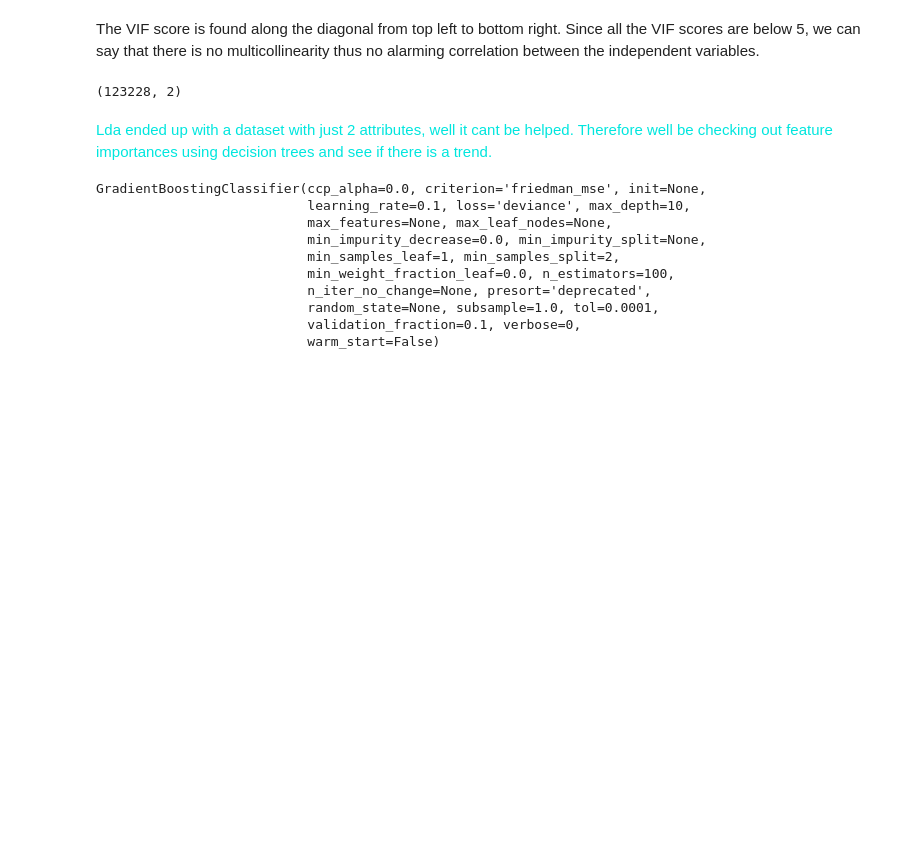
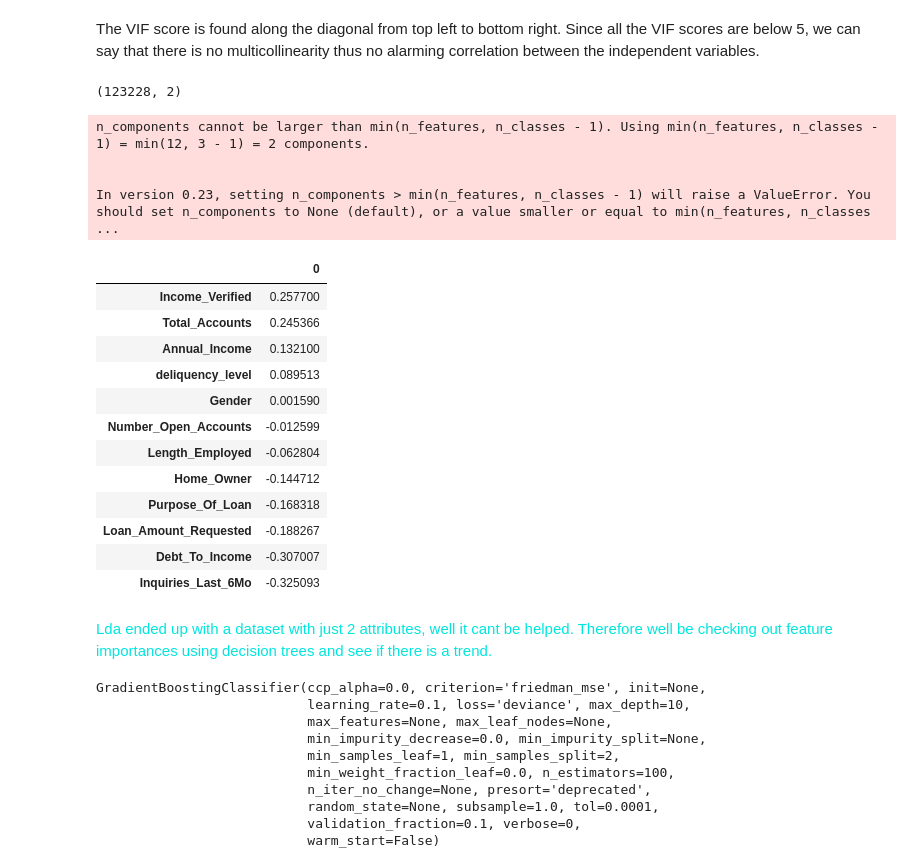
Before and after one commit to WambuiN/Loan_Predictor, a Jupyter notebook: Copy_of_Loans.ipynb, the cells around one changed output. Drawn from its saved outputs; the diff is of its cells as text; code cells hidden in the pictures; blank space fills up the shorter version.

```diff
--- a/Copy_of_Loans.ipynb
+++ b/Copy_of_Loans.ipynb
@@ -687,6 +674,46 @@ x_test = lda.transform(x_test)
 x_train.shape
 # %% [output]
 (123228, 2)
+# %%
+# Defining the training and tests sets with an 80 - 20 split
+
+x_train, x_test, y_train, y_test = train_test_split(x, y, test_size=0.2, random_state=0)
+
+# Feature Scaling
+
+scaler = StandardScaler()
+scaler.fit(x_train)
+
+x_train = scaler.transform(x_train)
+x_test = scaler.transform(x_test)
+
+# Peforming LDA
+
+lda = LDA(n_components=20)
+x_train = lda.fit_transform(x_train, y_train)
+x_test = lda.transform(x_test)
+
+# Checking the most important features
+feature_importance = pd.DataFrame(index = x.columns.values, data = lda.coef_[0].T).sort_values(0, ascending= False)
+feature_importance
+# %% [output]
+n_components cannot be larger than min(n_features, n_classes - 1). Using min(n_features, n_classes - 1) = min(12, 3 - 1) = 2 components.
+
+
+In version 0.23, setting n_components > min(n_features, n_classes - 1) will raise a ValueError. You should set n_components to None (default), or a value smaller or equal to min(n_features, n_classes  ...
+|  | 0 |
+| Income_Verified | 0.257700 |
+| Total_Accounts | 0.245366 |
+| Annual_Income | 0.132100 |
+| deliquency_level | 0.089513 |
+| Gender | 0.001590 |
+| Number_Open_Accounts | -0.012599 |
+| Length_Employed | -0.062804 |
+| Home_Owner | -0.144712 |
+| Purpose_Of_Loan | -0.168318 |
+| Loan_Amount_Requested | -0.188267 |
+| Debt_To_Income | -0.307007 |
+| Inquiries_Last_6Mo | -0.325093 |
 # %% [markdown]
 <font color='#00e6de'>
 Lda ended up with a dataset with just 2 attributes, well it cant be helped. Therefore well be checking out feature importances using decision trees and see if there is a trend.
```
Also changed, not shown: parts of 19 cells of this notebook.
